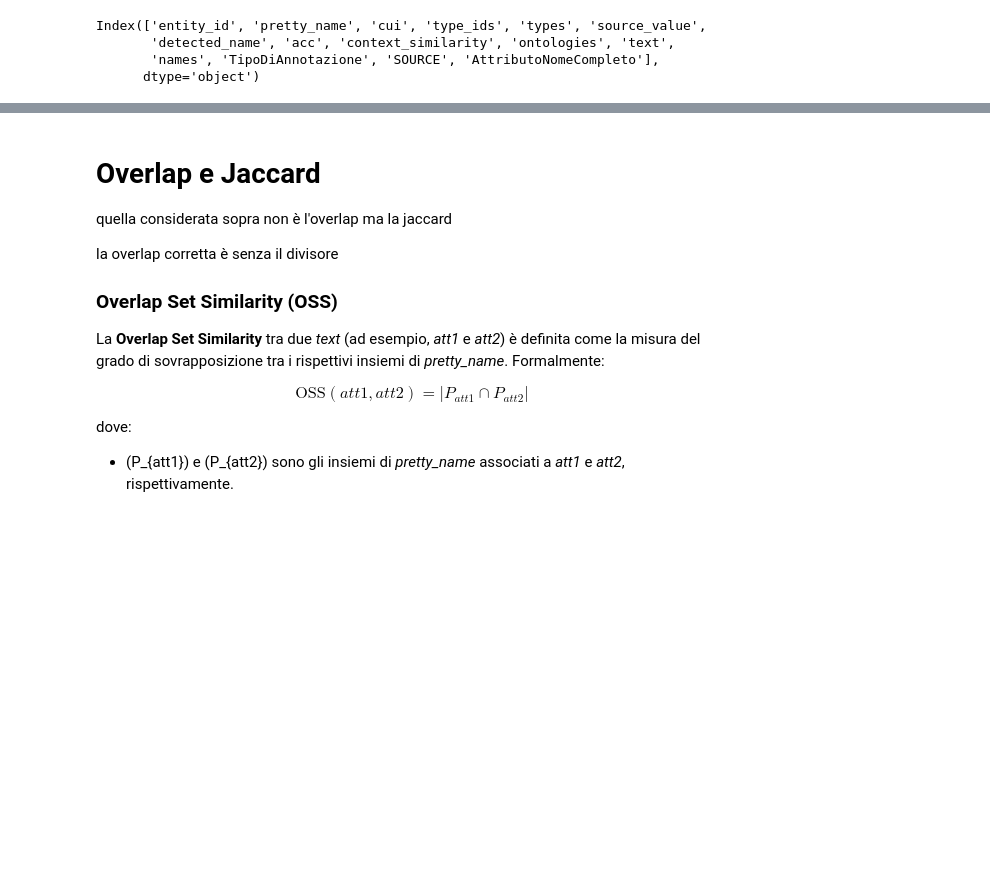
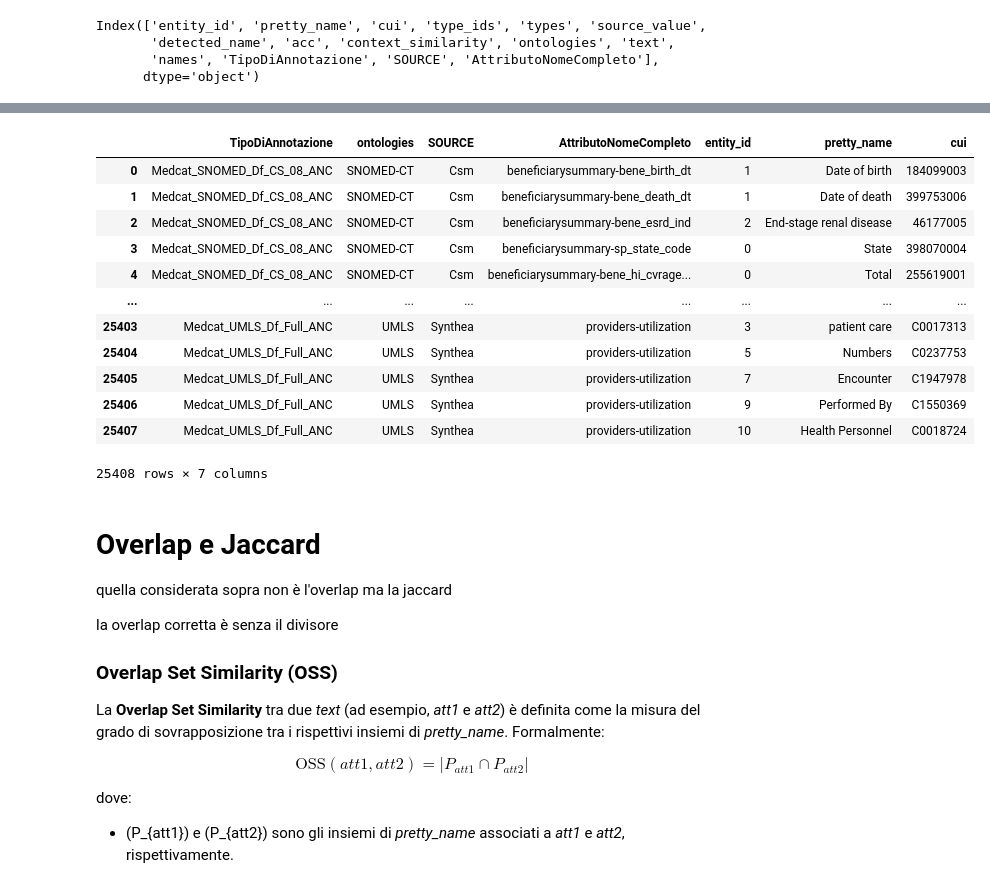
Before and after one commit to GConte47/tirocinio, a Jupyter notebook: df omap/OMAP_SMAT_Mapping_table.ipynb, the cells around one changed output, grey strips where cells are left out. Saved outputs shown, nothing was run; the diff lists cells and outputs as text; code cells hidden in the pictures; blank space fills up the shorter version.

```diff
--- a/df omap/OMAP_SMAT_Mapping_table.ipynb
+++ b/df omap/OMAP_SMAT_Mapping_table.ipynb
@@ -1633,9 +1641,9 @@ Ora leggo le annotazioni.
 # %%
 import pandas as pd
 # %%
-Synthea=pd.read_excel('omop_synthea_data.xlsx')
-Csm=pd.read_excel('omop_cms_data.xlsx')
-Mimic=pd.read_excel('omop_mimic_data.xlsx')
+Synthea=pd.read_excel('files/omop_synthea_data.xlsx')
+Csm=pd.read_excel('files/omop_cms_data.xlsx')
+Mimic=pd.read_excel('files/omop_mimic_data.xlsx')
 # %%
 len(Synthea[['omop']].drop_duplicates()), len(Csm[['omop']].drop_duplicates()), len(Synthea[['table']].drop_duplicates()), len(Csm[['table']].drop_duplicates()),
 # %% [output]
@@ -1981,0 +1987,23 @@ UMLS_Df_CS_08_AttributoNomeCompleto.to_csv("UMLS_Df_CS_08_AttributoNomeCompleto.
+# %%
+
+import glob
+
+# Percorsi delle cartelle
+cartelle = ["files/medcat", "files/umls"]
+
+# Lista per contenere i DataFrame
+dataframes = []
+
+# Leggere tutti i file CSV nelle cartelle specificate
+for cartella in cartelle:
+    file_list = glob.glob(f"{cartella}/*.csv")  # Cerca tutti i CSV nella cartella
+    for file in file_list:
+        df = pd.read_csv(file)  # Legge il CSV
+        df["source"] = cartella  # Aggiunge una colonna per sapere da dove proviene il file
+        dataframes.append(df)
+
+# Concatenare tutti i DataFrame in uno solo
+annotazioni = pd.concat(dataframes, ignore_index=True)
+
+# Mostrare le prime righe per controllo
+print(annotazioni.head())
@@ -1981,0 +2037,18 @@ UMLS_Df_CS_08_AttributoNomeCompleto.to_csv("UMLS_Df_CS_08_AttributoNomeCompleto.
+# %%
+annotazioni = annotazioni.drop(columns=['type_ids', 'types', 'source_value', 'detected_name', 'acc', 'context_similarity','source'])
+# %%
+annotazioni
+# %% [output]
+|  | TipoDiAnnotazione | ontologies | SOURCE | AttributoNomeCompleto | entity_id | pretty_name | cui |
+| 0 | Medcat_SNOMED_Df_CS_08_ANC | SNOMED-CT | Csm | beneficiarysummary-bene_birth_dt | 1 | Date of birth | 184099003 |
+| 1 | Medcat_SNOMED_Df_CS_08_ANC | SNOMED-CT | Csm | beneficiarysummary-bene_death_dt | 1 | Date of death | 399753006 |
+| 2 | Medcat_SNOMED_Df_CS_08_ANC | SNOMED-CT | Csm | beneficiarysummary-bene_esrd_ind | 2 | End-stage renal disease | 46177005 |
+| 3 | Medcat_SNOMED_Df_CS_08_ANC | SNOMED-CT | Csm | beneficiarysummary-sp_state_code | 0 | State | 398070004 |
+| 4 | Medcat_SNOMED_Df_CS_08_ANC | SNOMED-CT | Csm | beneficiarysummary-bene_hi_cvrage... | 0 | Total | 255619001 |
+| ... | ... | ... | ... | ... | ... | ... | ... |
+| 25403 | Medcat_UMLS_Df_Full_ANC | UMLS | Synthea | providers-utilization | 3 | patient care | C0017313 |
+| 25404 | Medcat_UMLS_Df_Full_ANC | UMLS | Synthea | providers-utilization | 5 | Numbers | C0237753 |
+| 25405 | Medcat_UMLS_Df_Full_ANC | UMLS | Synthea | providers-utilization | 7 | Encounter | C1947978 |
+| 25406 | Medcat_UMLS_Df_Full_ANC | UMLS | Synthea | providers-utilization | 9 | Performed By | C1550369 |
+| 25407 | Medcat_UMLS_Df_Full_ANC | UMLS | Synthea | providers-utilization | 10 | Health Personnel | C0018724 |
+25408 rows × 7 columns
```
Also changed, not shown: parts of 23 cells of this notebook, 13 other files.
